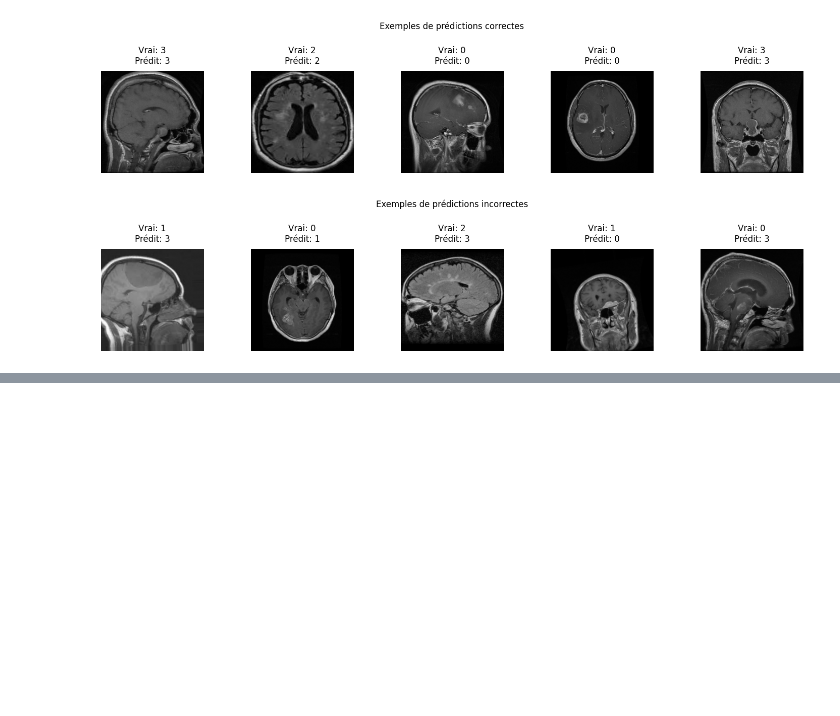
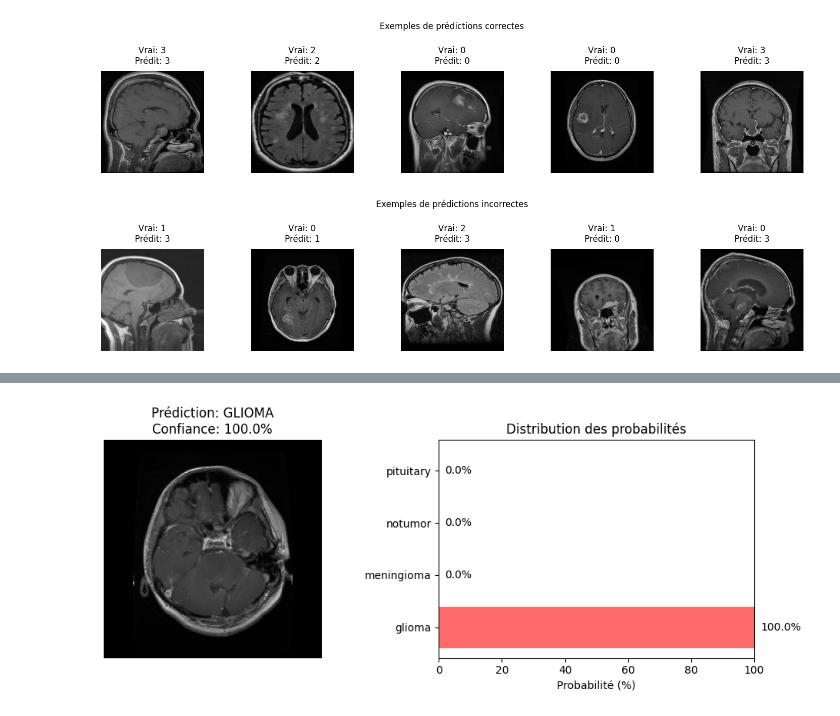
Before and after one commit to elmhmmd/BrainScan, a Jupyter notebook: Brainscan.ipynb, the cells around one changed output, grey strips where cells are left out. Drawn from its saved outputs; the diff is of its cells as text; code cells hidden in the pictures; blank space fills up the shorter version.

```diff
--- a/Brainscan.ipynb
+++ b/Brainscan.ipynb
@@ -406,3 +406,74 @@ plot_examples(incorrect_indices, "Exemples de prédictions incorrectes")
 # %% [output]
 [figure]
 [figure]
+# %%
+def predict_image(path, model_path='best_model(1).h5'):
+
+    model = load_model(model_path)
+
+
+    class_names = ['glioma', 'meningioma', 'notumor', 'pituitary']
+
+    try:
+
+        img = cv2.imread(path)
+
+        if img is None:
+            raise ValueError(f"Impossible de charger l'image: {path}")
+
+
+        img_resized = cv2.resize(img, (224, 224))
+
+
+        img_normalized = img_resized / 255.0
+
+        img_batch = np.expand_dims(img_normalized, axis=0)
+
+
+        predictions = model.predict(img_batch, verbose=0)
+
+        predicted_class_idx = np.argmax(predictions[0])
+        predicted_class = class_names[predicted_class_idx]
+        confidence = predictions[0][predicted_class_idx]
+
+        print(f"\n{'='*50}")
+        print(f"Image: {path}")
+        print(f"{'='*50}")
+        print(f"\nClasse prédite: {predicted_class.upper()}")
+        print(f"Confiance: {confidence*100:.2f}%")
+        print(f"\nProbabilités pour chaque classe:")
+        for i, class_name in enumerate(class_names):
+            print(f"  {class_name:12s}: {predictions[0][i]*100:.2f}%")
+        print(f"{'='*50}\n")
+
+        plt.figure(figsize=(10, 4))
+
+        plt.subplot(1, 2, 1)
+        img_rgb = cv2.cvtColor(img_resized, cv2.COLOR_BGR2RGB)
+        plt.imshow(img_rgb)
+        plt.title(f"Prédiction: {predicted_class.upper()}\nConfiance: {confidence*100:.1f}%")
+        plt.axis('off')
+
+        plt.subplot(1, 2, 2)
+        colors = ['#ff6b6b' if i == predicted_class_idx else '#4ecdc4'
+                  for i in range(len(class_names))]
+        plt.barh(class_names, predictions[0] * 100, color=colors)
+        plt.xlabel('Probabilité (%)')
+        plt.title('Distribution des probabilités')
+        plt.xlim(0, 100)
+
+        for i, v in enumerate(predictions[0] * 100):
+            plt.text(v + 2, i, f'{v:.1f}%', va='center')
+
+        plt.tight_layout()
+        plt.show()
+
+        return predicted_class, predictions[0], img_rgb
+
+    except Exception as e:
+        print(f"Erreur lors de la prédiction: {e}")
+        return None, None, None
+
+
+predicted_class, probabilities, image = predict_image('.\Data\glioma\Te-gl_0010.jpg')
+# %% [output]
@@ -408,0 +494 @@ plot_examples(incorrect_indices, "Exemples de prédictions incorrectes")
+[figure, added]
```
Also changed, not shown: parts of 1 cell of this notebook.
